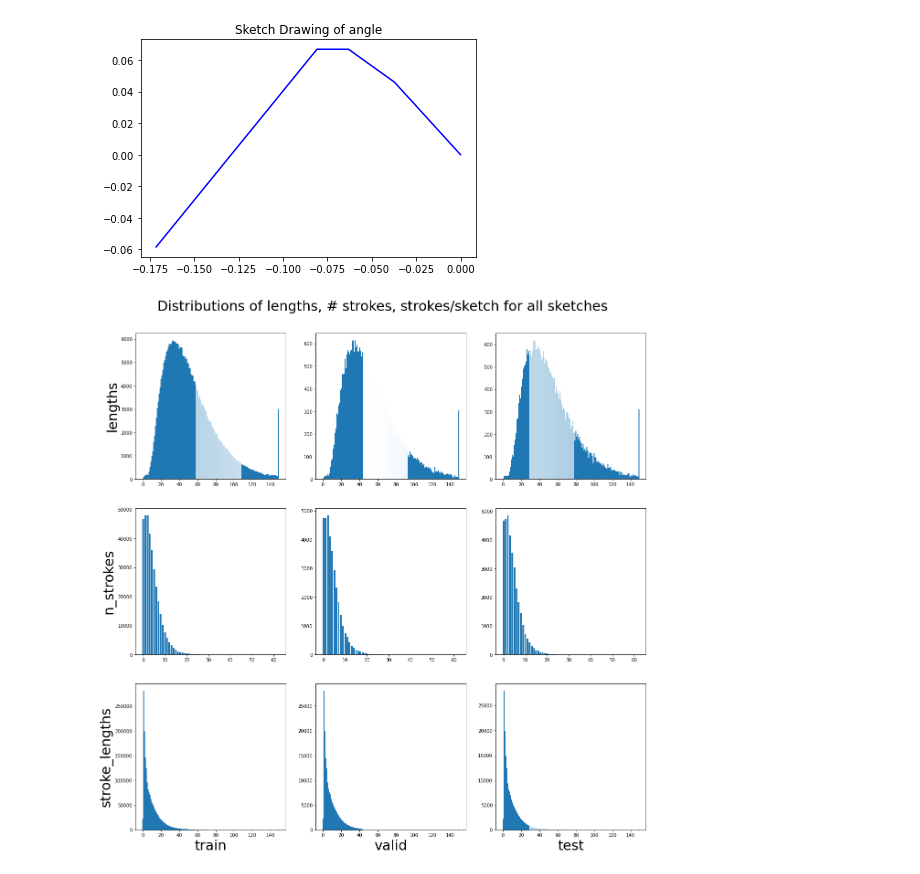
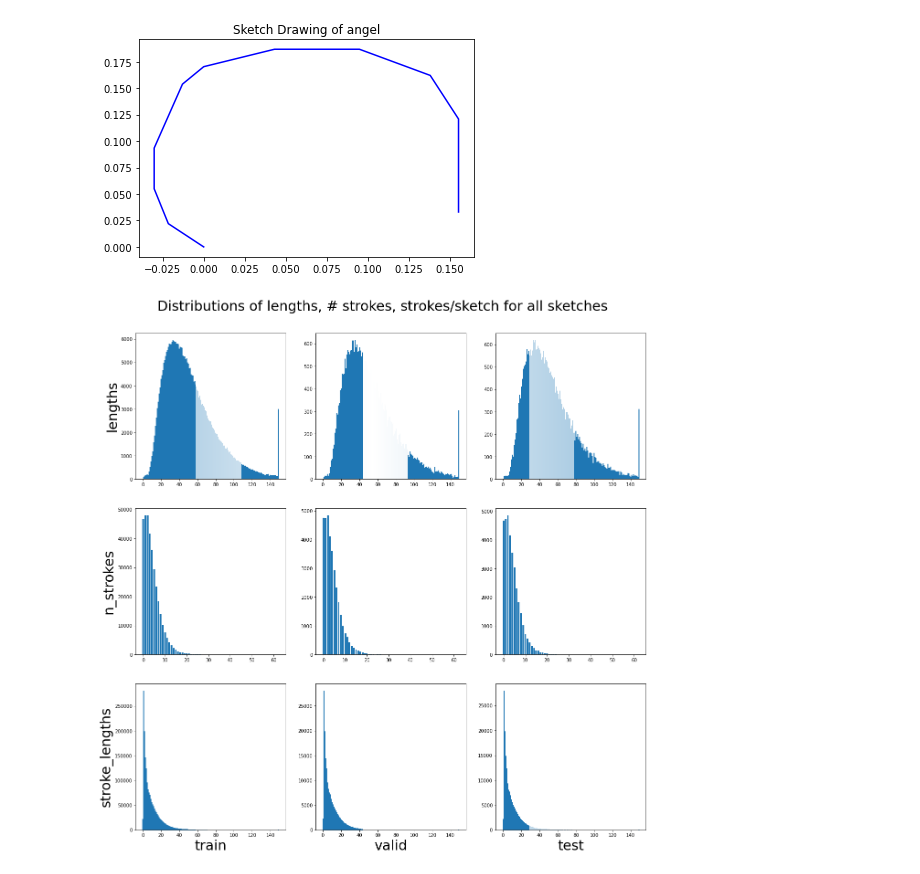
Before and after one commit to JimTMooney/quickdraw, a Jupyter notebook: Playground.ipynb, the cells around one changed output. Cells and saved outputs as stored; diff of their text form; code cells hidden in the pictures.

```diff
--- a/Playground.ipynb
+++ b/Playground.ipynb
@@ -115,10 +108,10 @@ render_strokes(file_idx, class_name, split)
 # %%
-idx = 6
-sub_idx = 5
-a = torch.load('data_strokes/train/angel/' + str(idx) + '-' + str(sub_idx) + '.pt')
-render_drawing(a, 'angle')
+idx = 0
+sub_idx = 4
+a = torch.load('data_strokes/test/angel/' + str(idx) + '-' + str(sub_idx) + '.pt')
+render_drawing(a, 'angel')
 # %% [output]
-[figure, old version]
+[figure, new version]
 # %%
 plot_histograms(class_str="all")
 # %% [output]
```
Also changed, not shown: parts of 34 cells of this notebook, 5 other files.
